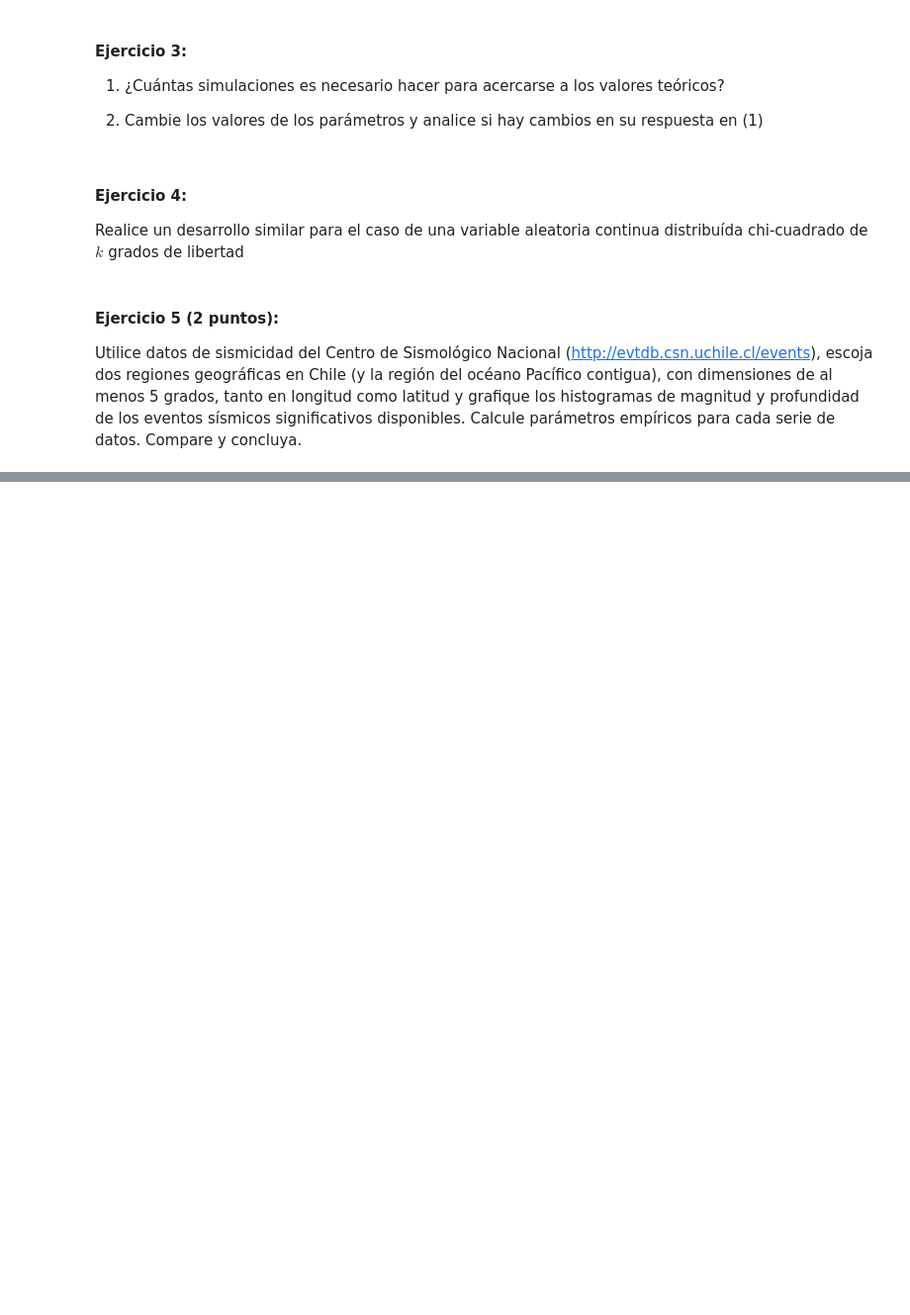
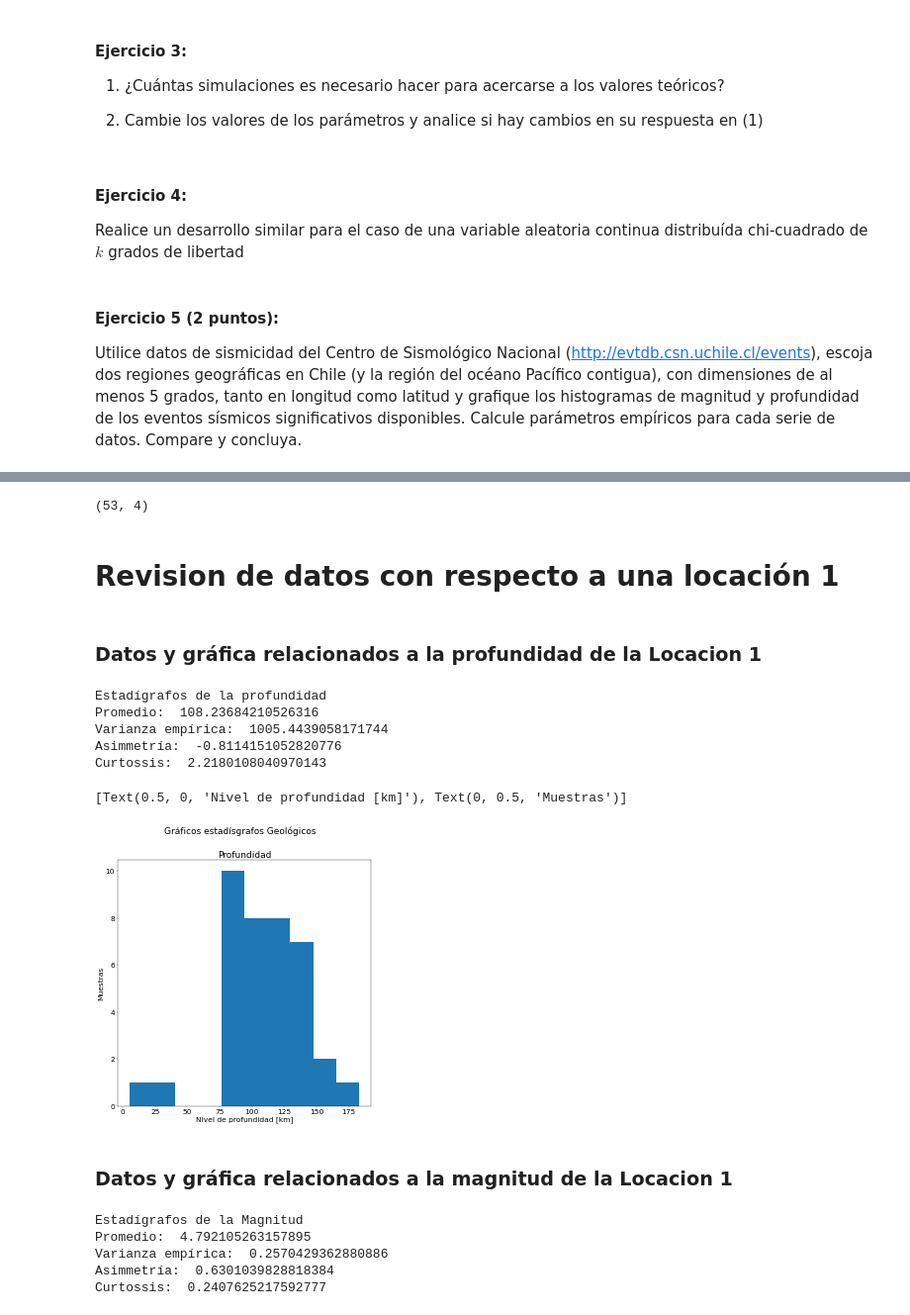
Before and after one commit to estebantejeda/INFO274, a Jupyter notebook: lab2/Laboratorio2.ipynb, the cells around one changed output, grey strips where cells are left out. Shown at 99% size. Cells and saved outputs as stored; diff of their text form; code cells hidden in the pictures; blank space fills up the shorter version.

```diff
--- a/lab2/Laboratorio2.ipynb
+++ b/lab2/Laboratorio2.ipynb
@@ -441,0 +447,5 @@ Utilice datos de sismicidad del Centro de Sismológico Nacional (http://evtdb.cs
+# %%
+df = pd.read_csv('datos_sismos.csv', index_col=0)
+idx=df.index
+columns=df.columns
+data = pd.DataFrame(data=df,index=df.index,columns=df.columns)
@@ -441,0 +454,2 @@ Utilice datos de sismicidad del Centro de Sismológico Nacional (http://evtdb.cs
+# %%
+data1 = data[(data.Latitud<-30)&(data.Latitud>-33)&(data.Longitud<-69)&(data.Longitud>-71)]
@@ -441,0 +464,51 @@ Utilice datos de sismicidad del Centro de Sismológico Nacional (http://evtdb.cs
+# %%
+data2.shape
+# %% [output]
+(53, 4)
+# %% [markdown]
+# Revision de datos con respecto a una locación 1
+# %% [markdown]
+### Datos y gráfica relacionados a la profundidad de la Locacion 1
+# %%
+promedio_l11 = sum(data1.Profundidad)/data1.shape[0]
+var_emp_l11 = sum((data1.Profundidad - promedio_l11)*(data1.Profundidad-promedio_l11))/data1.shape[0]
+asim_l11 = stats.skew(data1.Profundidad)
+curtos_l11 = stats.kurtosis(data1.Profundidad)
+print("Estadígrafos de la profundidad")
+print("Promedio: ",promedio_l11)
+print("Varianza empírica: ",var_emp_l11)
+print("Asimmetría: ",asim_l11)
+print("Curtossis: ",curtos_l11)
+# %% [output]
+Estadígrafos de la profundidad
+Promedio:  108.23684210526316
+Varianza empírica:  1005.4439058171744
+Asimmetría:  -0.8114151052820776
+Curtossis:  2.2180108040970143
+# %%
+fig, ax = plt.subplots(1, 1,figsize=(11, 11),dpi=30)
+fig.suptitle('Gráficos estadísgrafos Geológicos')
+ax.hist(data1.Profundidad)
+ax.set_title('Profundidad')
+ax.set(xlabel='Nivel de profundidad [km]', ylabel='Muestras')
+# %% [output]
+[Text(0.5, 0, 'Nivel de profundidad [km]'), Text(0, 0.5, 'Muestras')]
+[figure, added]
+# %% [markdown]
+### Datos y gráfica relacionados a la magnitud de la Locacion 1
+# %%
+promedio_l12 = sum(data1.Magnitud)/data1.shape[0]
+var_emp_l12 = sum((data1.Magnitud - promedio_l12)*(data1.Magnitud-promedio_l12))/data1.shape[0]
+asim_l12 = stats.skew(data1.Magnitud)
+curtos_l12 = stats.kurtosis(data1.Magnitud)
+print("Estadígrafos de la Magnitud")
+print("Promedio: ",promedio_l12)
+print("Varianza empírica: ",var_emp_l12)
+print("Asimmetría: ",asim_l12)
+print("Curtossis: ",curtos_l12)
+# %% [output]
+Estadígrafos de la Magnitud
+Promedio:  4.792105263157895
+Varianza empírica:  0.2570429362880886
+Asimmetría:  0.6301039828818384
+Curtossis:  0.2407625217592777
```
Also changed, not shown: parts of 23 cells of this notebook, 1 other file.
